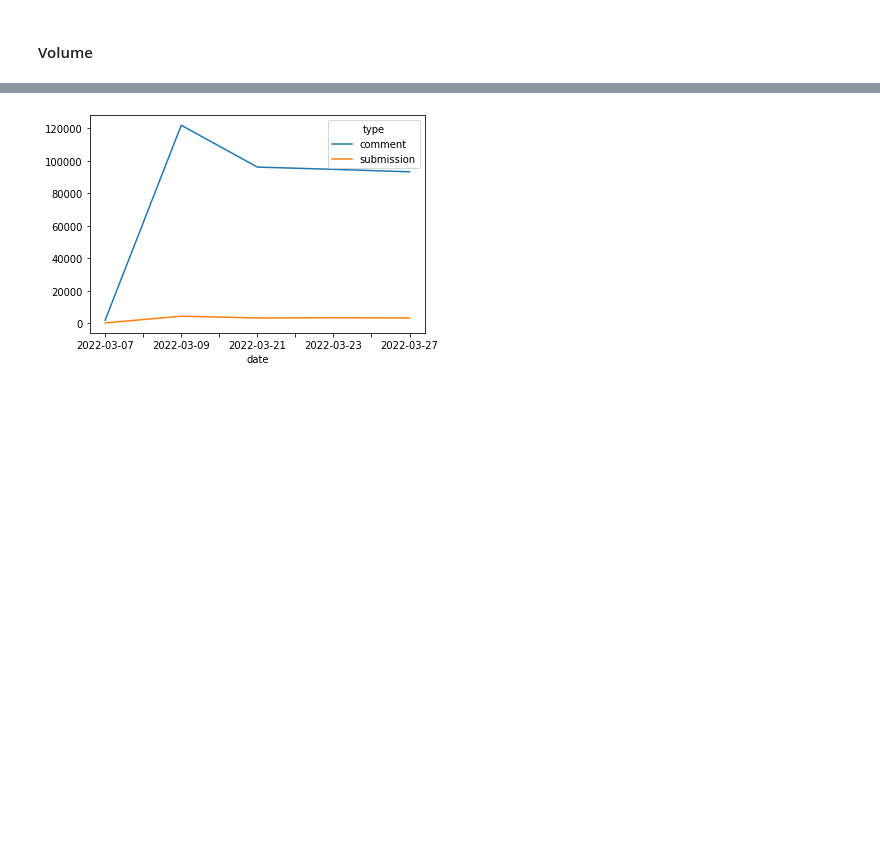
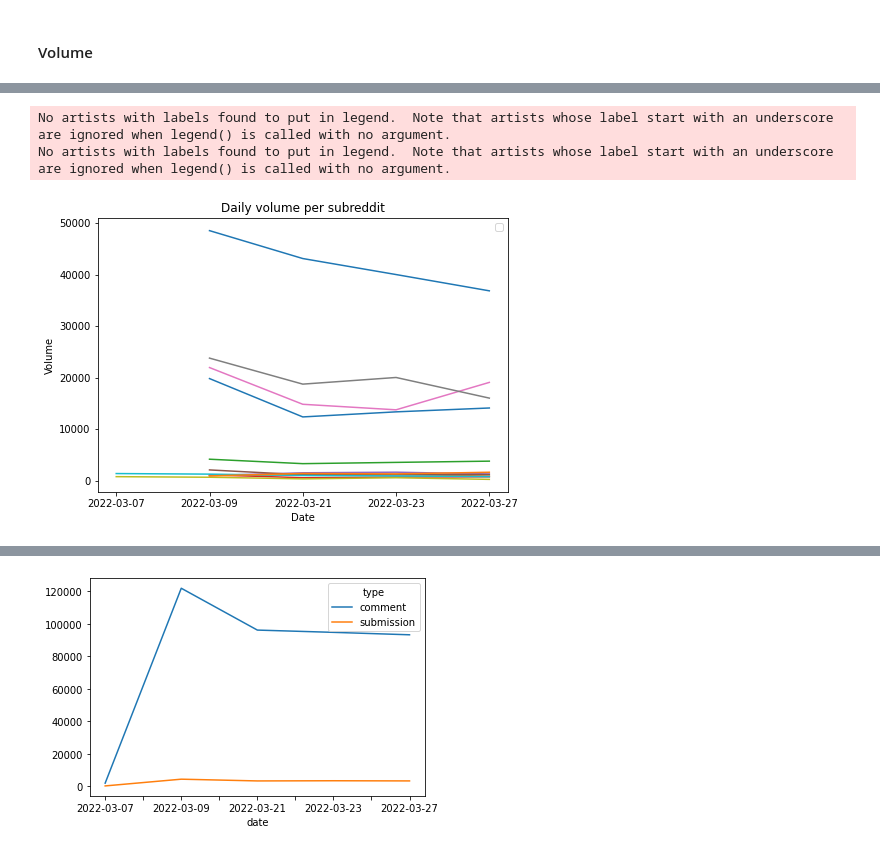
Before and after one commit to Lina-Elkjaer/NLPexam, a Jupyter notebook: data_viewer.ipynb, the cells around one changed output, grey strips where cells are left out. Drawn from its saved outputs; the diff is of its cells as text; code cells hidden in the pictures; blank space fills up the shorter version.

```diff
--- a/data_viewer.ipynb
+++ b/data_viewer.ipynb
@@ -95,3 +142,19 @@ volume.plot()
+# %%
+fig = plt.figure()
+ax = fig.add_axes([0.05,0.05,0.95,0.95]) # axis starts at 0.1, 0.1
+ax.set_title("Daily volume per subreddit")
+ax.set_xlabel("Date")
+ax.set_ylabel("Volume")
+ax.plot(volume_sr)
+#fig.legend(ax.get_ylabel(), loc='upper right')
+ax.legend(loc='upper center', bbox_to_anchor=(0.5, 1.05), ncol=3, fancybox=True, shadow=True)
+plt.legend()
+plt.show()
+fig.savefig("fig.png")
+# %% [output]
+No artists with labels found to put in legend.  Note that artists whose label start with an underscore are ignored when legend() is called with no argument.
+No artists with labels found to put in legend.  Note that artists whose label start with an underscore are ignored when legend() is called with no argument.
+[figure, added]
 # %%
 # plot volume per day by subreddit
 vol_temp = data[data.date != "comment"] # hopefully not necessary when we have the final data
```
Also changed, not shown: parts of 5 cells of this notebook.
